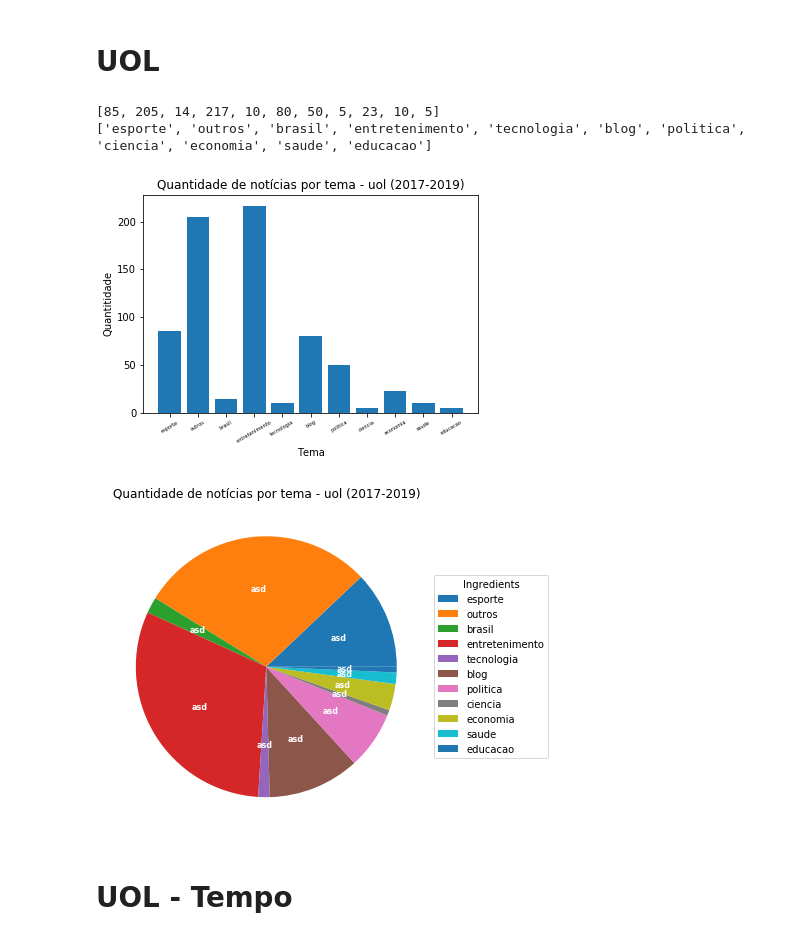
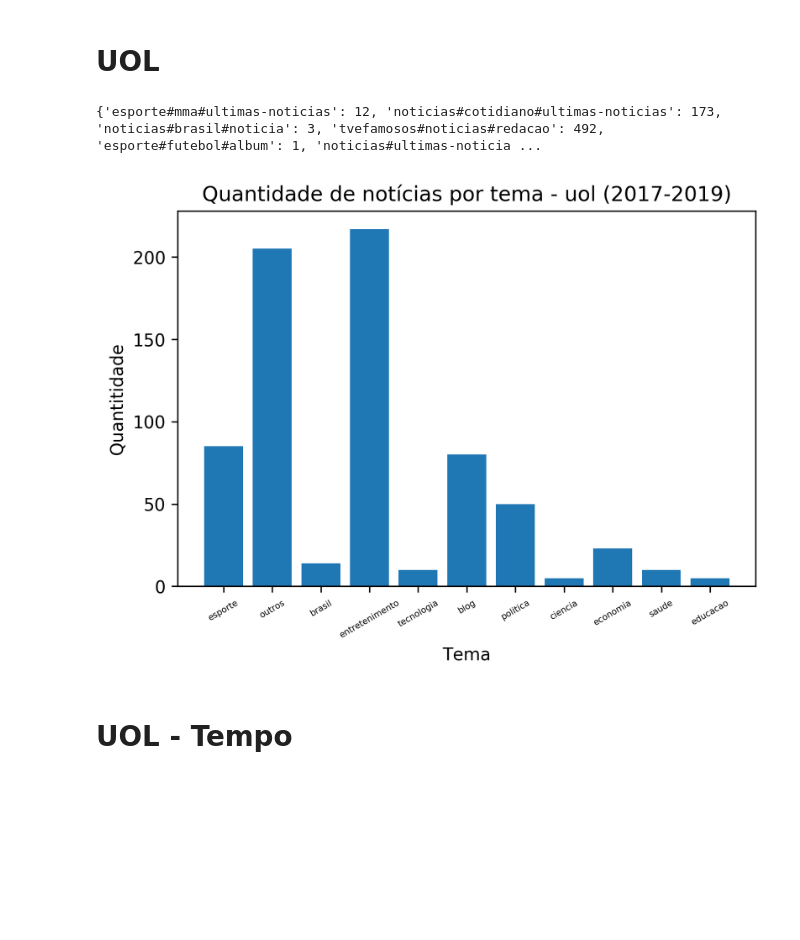
Before and after one commit to pnakibar/most-readed-wizard, a Jupyter notebook: results-final/csv/Veja.ipynb, the cells around one changed output. Cells and saved outputs as stored; diff of their text form; code cells hidden in the pictures; blank space fills up the shorter version.

```diff
--- a/results-final/csv/Veja.ipynb
+++ b/results-final/csv/Veja.ipynb
@@ -215,70 +270,36 @@ def cleanUolThemes(themeString):
 def createUolConversionTable():
     uolConversionTable = {}
 
     data = map(\
         lambda x: cleanUolThemes(x),\
         list(uolThemes.keys())\
     )
 
     for theme, originalTheme in data:
         uolConversionTable[originalTheme] = theme
 
     return uolConversionTable
 
 uolConversionTable = createUolConversionTable()
 
 uolThemesConverted = []
-
 for theme in uolThemes:
     theme = str(theme)
     uolThemesConverted.append(uolConversionTable[theme])
+
 
 uolThemesConverted = Counter(uolThemesConverted)
 
 index = np.arange(len(uolThemesConverted.keys()))
 # i = plt.bar(allThemes.keys(), allThemes.values())
 plt.bar(index, uolThemesConverted.values())
 plt.xlabel('Tema', fontsize=10)
 plt.ylabel('Quantitidade', fontsize=10)
 plt.xticks(index, uolThemesConverted.keys(), fontsize=5, rotation=30)
 plt.title('Quantidade de notícias por tema - uol (2017-2019)')
-# plt.savefig('uol.png')
-
-
-# uol pie
-
-
-fig, ax = plt.subplots(figsize=(12, 6), subplot_kw=dict(aspect="equal"))
-
-
-data = list(uolThemesConverted.values())
-ingredients = list(uolThemesConverted.keys())
-print(data)
-print(ingredients)
-
-
-def percentage(pct, allvals):
-    absolute = int(pct/100.*np.sum(allvals))
-    return "{:.1f}%\n({:d} g)".format(pct, absolute)
-
-
-wedges, texts, autotexts = ax.pie(data, autopct=percentage,
-                                  textprops=dict(color="w"))
-
-ax.legend(wedges, ingredients,
-          title="Ingredients",
-          loc="center left",
-          bbox_to_anchor=(1, 0, 0.5, 1))
-
-plt.setp(autotexts, size=8, weight="bold")
-
-ax.set_title("Quantidade de notícias por tema - uol (2017-2019)")
-
-plt.show()
+plt.savefig('uol.png')
 # %% [output]
-[85, 205, 14, 217, 10, 80, 50, 5, 23, 10, 5]
-['esporte', 'outros', 'brasil', 'entretenimento', 'tecnologia', 'blog', 'politica', 'ciencia', 'economia', 'saude', 'educacao']
+{'esporte#mma#ultimas-noticias': 12, 'noticias#cotidiano#ultimas-noticias': 173, 'noticias#brasil#noticia': 3, 'tvefamosos#noticias#redacao': 492, 'esporte#futebol#album': 1, 'noticias#ultimas-noticia ...
-[figure, old version]
+[figure, new version]
-[figure, removed]
 # %% [markdown]
 # UOL - Tempo
```
Also changed, not shown: parts of 11 cells of this notebook, 11 other files.
